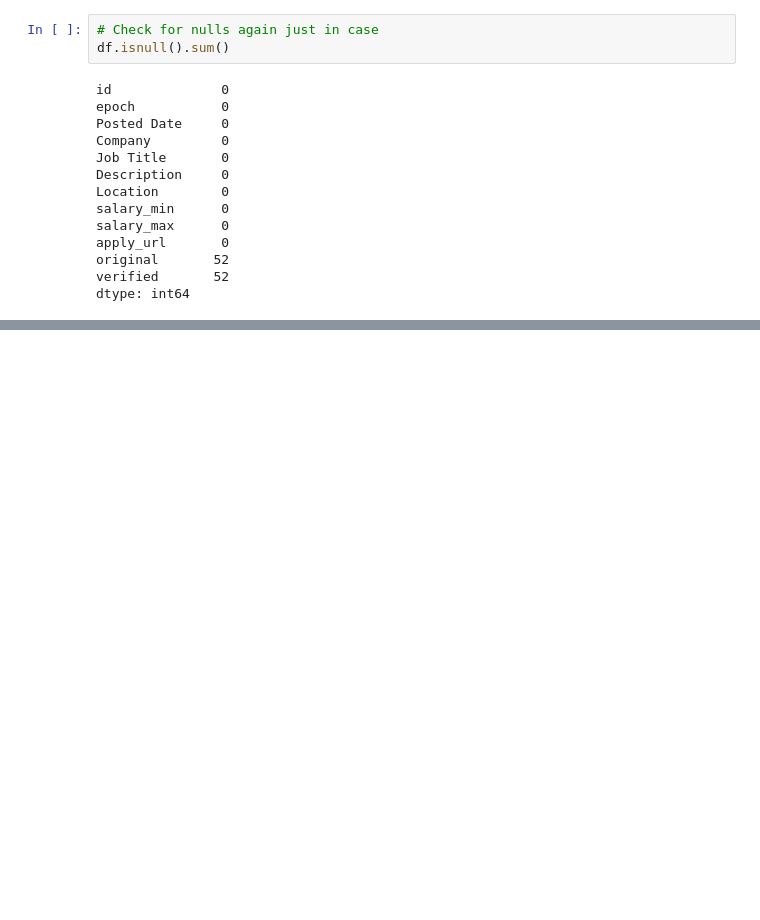
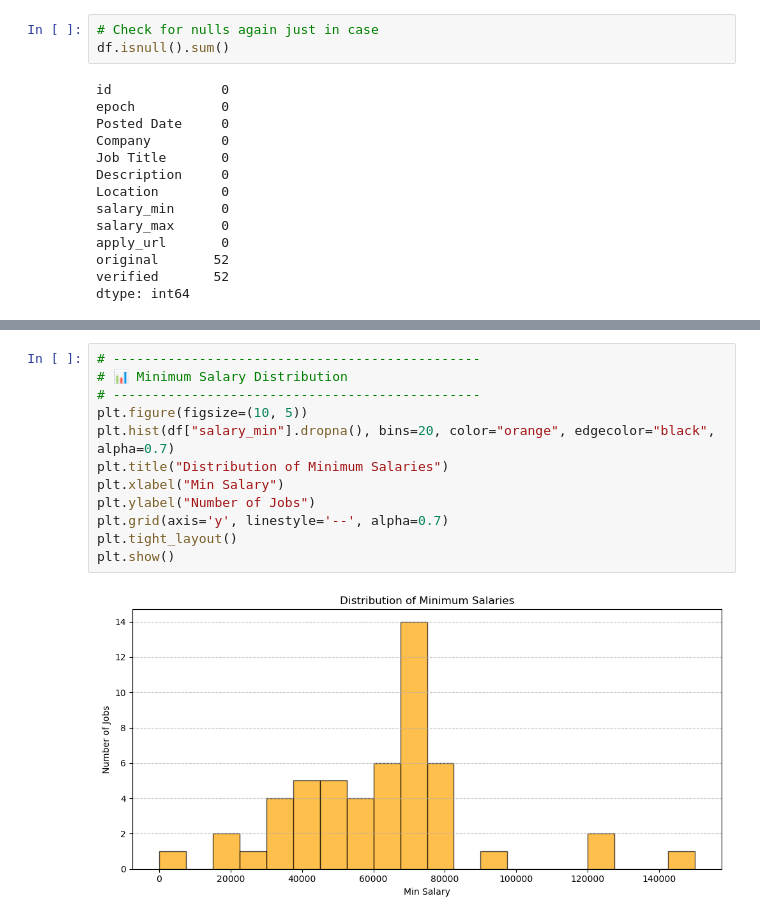
Before and after one commit to BorislavNedev/job-market-analysis, a Jupyter notebook: notebooks/eda.ipynb, the cells around one changed output, grey strips where cells are left out. Drawn from its saved outputs; the diff is of its cells as text; blank space fills up the shorter version.

```diff
--- a/notebooks/eda.ipynb
+++ b/notebooks/eda.ipynb
@@ -115,0 +159,14 @@ Passing `palette` without assigning `hue` is deprecated and will be removed in v
+# %%
+# -----------------------------------------------
+# 📊 Minimum Salary Distribution
+# -----------------------------------------------
+plt.figure(figsize=(10, 5))
+plt.hist(df["salary_min"].dropna(), bins=20, color="orange", edgecolor="black", alpha=0.7)
+plt.title("Distribution of Minimum Salaries")
+plt.xlabel("Min Salary")
+plt.ylabel("Number of Jobs")
+plt.grid(axis='y', linestyle='--', alpha=0.7)
+plt.tight_layout()
+plt.show()
+# %% [output]
+[figure, added]
```
Also changed, not shown: parts of 6 cells of this notebook.
